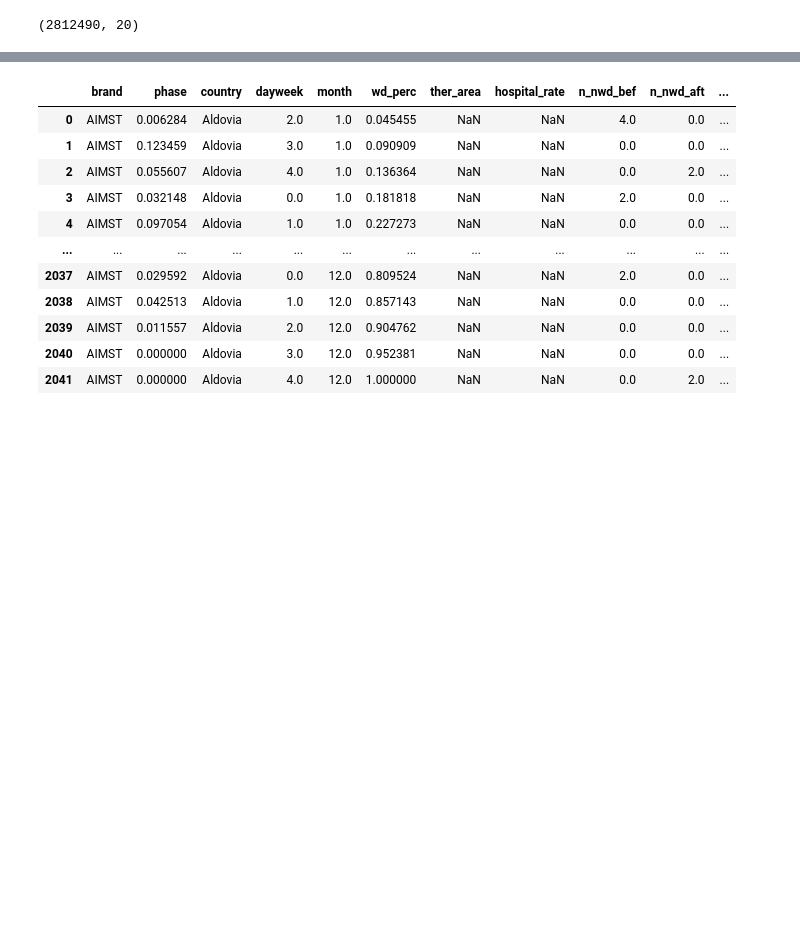
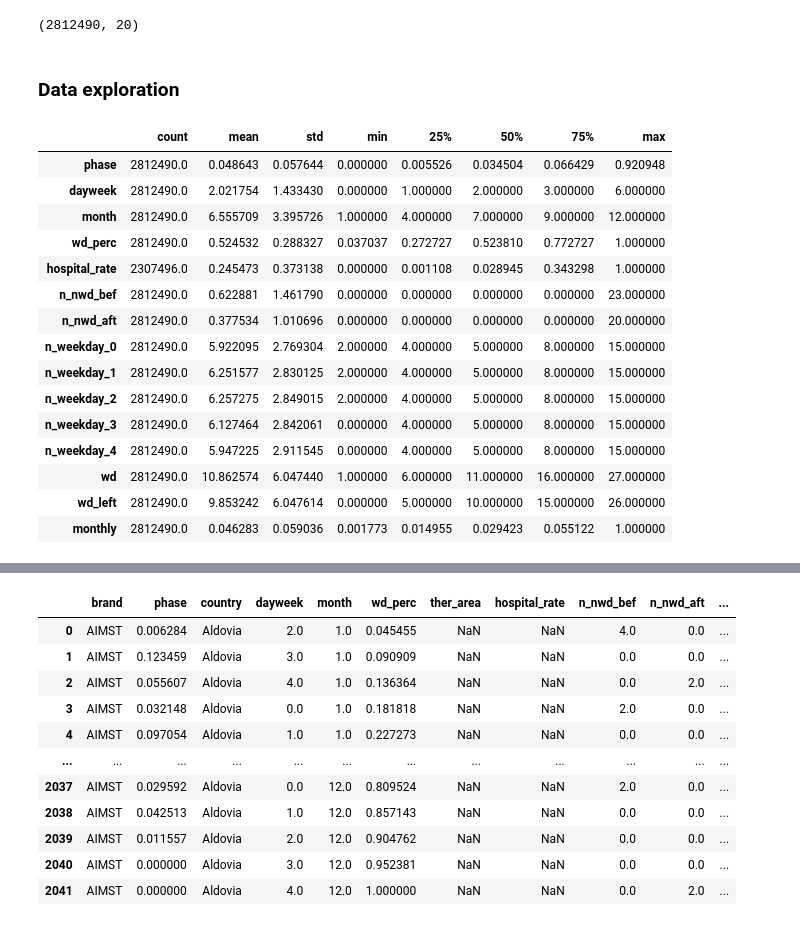
Before and after one commit to guimCC/Novartis_Datathon_2023, a Jupyter notebook: Scripts/data_lag.ipynb, the cells around one changed output, grey strips where cells are left out. Saved outputs shown, nothing was run; the diff lists cells and outputs as text; code cells hidden in the pictures; blank space fills up the shorter version.

Commit message:
added general lagging feature

```diff
--- a/Scripts/data_lag.ipynb
+++ b/Scripts/data_lag.ipynb
@@ -15,3 +15,25 @@ test_df = pd.read_parquet('../Data/Data files/submission_data.parquet')
 train_df.shape
 # %% [output]
 (2812490, 20)
+# %% [markdown]
+### Data exploration
+# %%
+#Check for general data description
+train_df.describe().T
+# %% [output]
+|  | count | mean | std | min | 25% | 50% | 75% | max |
+| phase | 2812490.0 | 0.048643 | 0.057644 | 0.000000 | 0.005526 | 0.034504 | 0.066429 | 0.920948 |
+| dayweek | 2812490.0 | 2.021754 | 1.433430 | 0.000000 | 1.000000 | 2.000000 | 3.000000 | 6.000000 |
+| month | 2812490.0 | 6.555709 | 3.395726 | 1.000000 | 4.000000 | 7.000000 | 9.000000 | 12.000000 |
+| wd_perc | 2812490.0 | 0.524532 | 0.288327 | 0.037037 | 0.272727 | 0.523810 | 0.772727 | 1.000000 |
+| hospital_rate | 2307496.0 | 0.245473 | 0.373138 | 0.000000 | 0.001108 | 0.028945 | 0.343298 | 1.000000 |
+| n_nwd_bef | 2812490.0 | 0.622881 | 1.461790 | 0.000000 | 0.000000 | 0.000000 | 0.000000 | 23.000000 |
+| n_nwd_aft | 2812490.0 | 0.377534 | 1.010696 | 0.000000 | 0.000000 | 0.000000 | 0.000000 | 20.000000 |
+| n_weekday_0 | 2812490.0 | 5.922095 | 2.769304 | 2.000000 | 4.000000 | 5.000000 | 8.000000 | 15.000000 |
+| n_weekday_1 | 2812490.0 | 6.251577 | 2.830125 | 2.000000 | 4.000000 | 5.000000 | 8.000000 | 15.000000 |
+| n_weekday_2 | 2812490.0 | 6.257275 | 2.849015 | 2.000000 | 4.000000 | 5.000000 | 8.000000 | 15.000000 |
+| n_weekday_3 | 2812490.0 | 6.127464 | 2.842061 | 0.000000 | 4.000000 | 5.000000 | 8.000000 | 15.000000 |
+| n_weekday_4 | 2812490.0 | 5.947225 | 2.911545 | 0.000000 | 4.000000 | 5.000000 | 8.000000 | 15.000000 |
+| wd | 2812490.0 | 10.862574 | 6.047440 | 1.000000 | 6.000000 | 11.000000 | 16.000000 | 27.000000 |
+| wd_left | 2812490.0 | 9.853242 | 6.047614 | 0.000000 | 5.000000 | 10.000000 | 15.000000 | 26.000000 |
+| monthly | 2812490.0 | 0.046283 | 0.059036 | 0.001773 | 0.014955 | 0.029423 | 0.055122 | 1.000000 |
```
Also changed, not shown: parts of 10 cells of this notebook.
